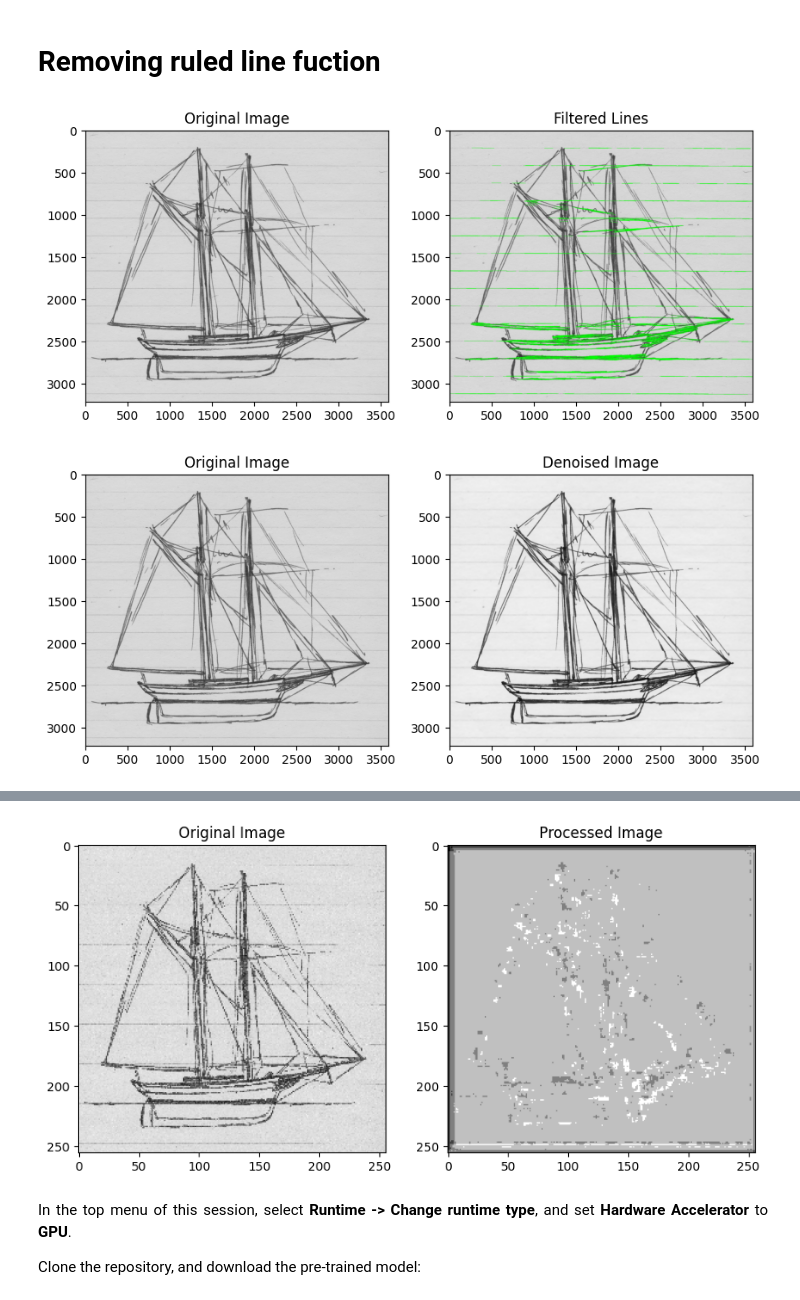
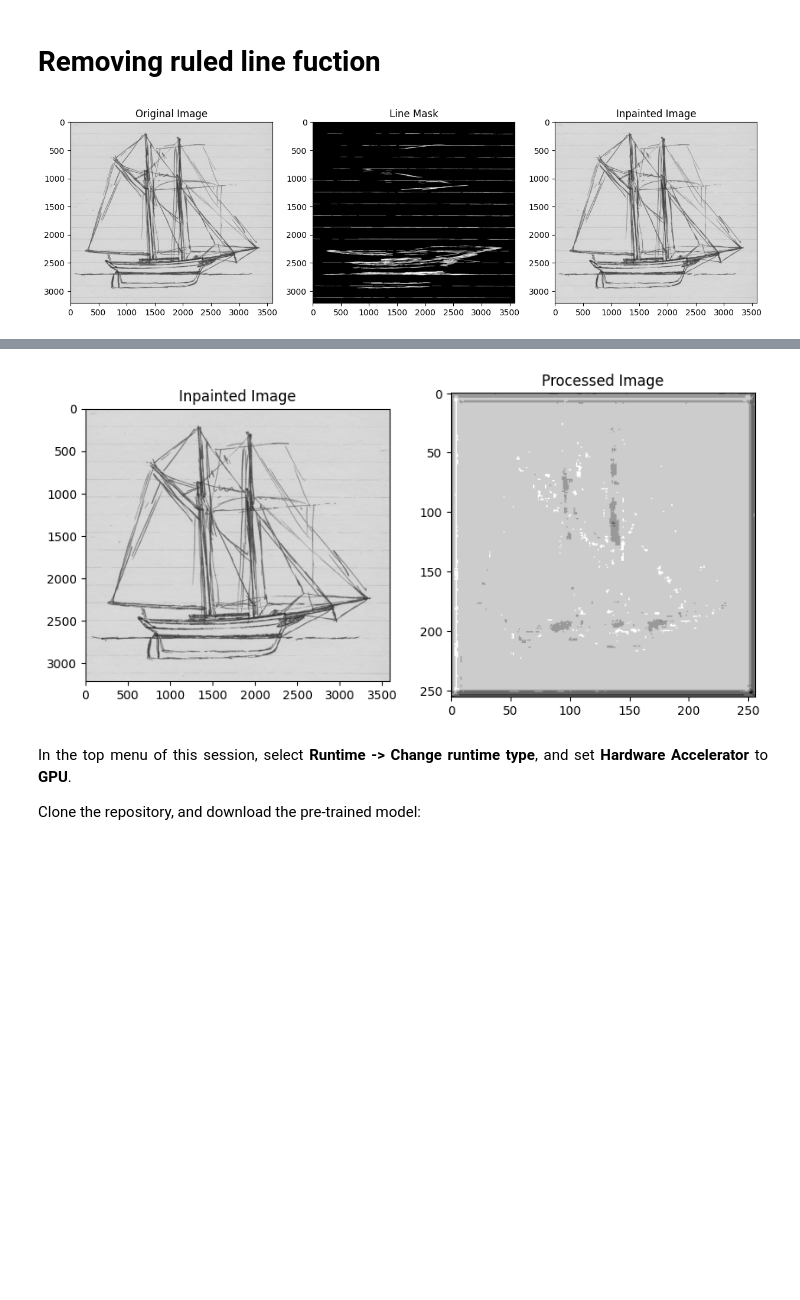
Before and after one commit to KimbaRiRi/automation-script, a Jupyter notebook: RuledLinesRemover/Ruled_line_removal.ipynb, the cells around one changed output, grey strips where cells are left out. Cells and saved outputs as stored; diff of their text form; code cells hidden in the pictures; blank space fills up the shorter version.

```diff
--- a/RuledLinesRemover/Ruled_line_removal.ipynb
+++ b/RuledLinesRemover/Ruled_line_removal.ipynb
@@ -143,64 +139,55 @@ for image_name in image_names:
     # Detect lines using Hough Line Transform
     lines = cv2.HoughLinesP(edges, 1, np.pi / 180, threshold=100, minLineLength=100, maxLineGap=10)
 
-    # Filter lines based on orientation and length
-    filtered_lines = []
+    # Create a mask for the lines
+    line_mask = np.zeros_like(image)
     if lines is not None:
         for line in lines:
             for x1, y1, x2, y2 in line:
                 # Calculate the angle of the line
                 angle = np.arctan2(y2 - y1, x2 - x1) * 180 / np.pi
                 length = np.sqrt((x2 - x1) ** 2 + (y2 - y1) ** 2)
                 # Filter horizontal and vertical lines
                 if (abs(angle) < 10 or abs(angle) > 170) and length > 100:
-                    filtered_lines.append((x1, y1, x2, y2))
+                    cv2.line(line_mask, (x1, y1), (x2, y2), 255, 2)
 
-    # Draw filtered lines
-    output_image = cv2.cvtColor(image, cv2.COLOR_GRAY2BGR)
-    for x1, y1, x2, y2 in filtered_lines:
-        cv2.line(output_image, (x1, y1), (x2, y2), (0, 255, 0), 2)
+    # Inpaint the image using the mask
+    inpainted_image = cv2.inpaint(image, line_mask, 3, cv2.INPAINT_TELEA)
 
     # Display the result
-    plt.figure(figsize=(10, 5))
-    plt.subplot(1, 2, 1)
+    plt.figure(figsize=(15, 5))
+    plt.subplot(1, 3, 1)
     plt.title('Original Image')
     plt.imshow(image, cmap='gray')
-    plt.subplot(1, 2, 2)
-    plt.title('Filtered Lines')
-    plt.imshow(output_image)
+    plt.subplot(1, 3, 2)
+    plt.title('Line Mask')
+    plt.imshow(line_mask, cmap='gray')
+    plt.subplot(1, 3, 3)
+    plt.title('Inpainted Image')
+    plt.imshow(inpainted_image, cmap='gray')
     plt.show()
 
-    # Apply Non-Local Means Denoising
-    denoised_image = cv2.fastNlMeansDenoising(image, None, 30, 7, 21)
-
-    # Display the result
-    plt.figure(figsize=(10, 5))
-    plt.subplot(1, 2, 1)
-    plt.title('Original Image')
-    plt.imshow(image, cmap='gray')
-    plt.subplot(1, 2, 2)
-    plt.title('Denoised Image')
-    plt.imshow(denoised_image, cmap='gray')
-    plt.show()
+    # Save the inpainted image
+    inpainted_image_path = os.path.join(output_folder, image_name)
+    cv2.imwrite(inpainted_image_path, inpainted_image)
 
     # Load and preprocess image for U-Net
-    image_for_unet = load_image(image_path)
+    image_for_unet = load_image(inpainted_image_path)
     prediction = model.predict(image_for_unet)
 
     # Save the processed image
-    processed_image_path = os.path.join(output_folder, image_name)
+    processed_image_path = os.path.join(output_folder, 'processed_' + image_name)
     processed_image = (prediction[0, :, :, 0] * 255).astype(np.uint8)
     cv2.imwrite(processed_image_path, processed_image)
 
     # Display the original and processed images
     plt.figure(figsize=(10, 5))
     plt.subplot(1, 2, 1)
-    plt.title('Original Image')
-    plt.imshow(image_for_unet[0, :, :, 0], cmap='gray')
+    plt.title('Inpainted Image')
+    plt.imshow(inpainted_image, cmap='gray')
     plt.subplot(1, 2, 2)
     plt.title('Processed Image')
     plt.imshow(processed_image, cmap='gray')
     plt.show()
 # %% [output]
-[figure, old version]
+[figure, new version]
-[figure, old version]
@@ -209,4 +196,4 @@ WARNING:tensorflow:5 out of the last 5 calls to <function TensorFlowTrainer.make
-[figure, removed]
+[figure, new version]
 # %% [markdown]
 <p align="justify">In the top menu of this session, select <b>Runtime -> Change runtime type</b>, and set <b>Hardware Accelerator</b> to <b>GPU</b>.</p>
 
```
Also changed, not shown: parts of 11 cells of this notebook.
